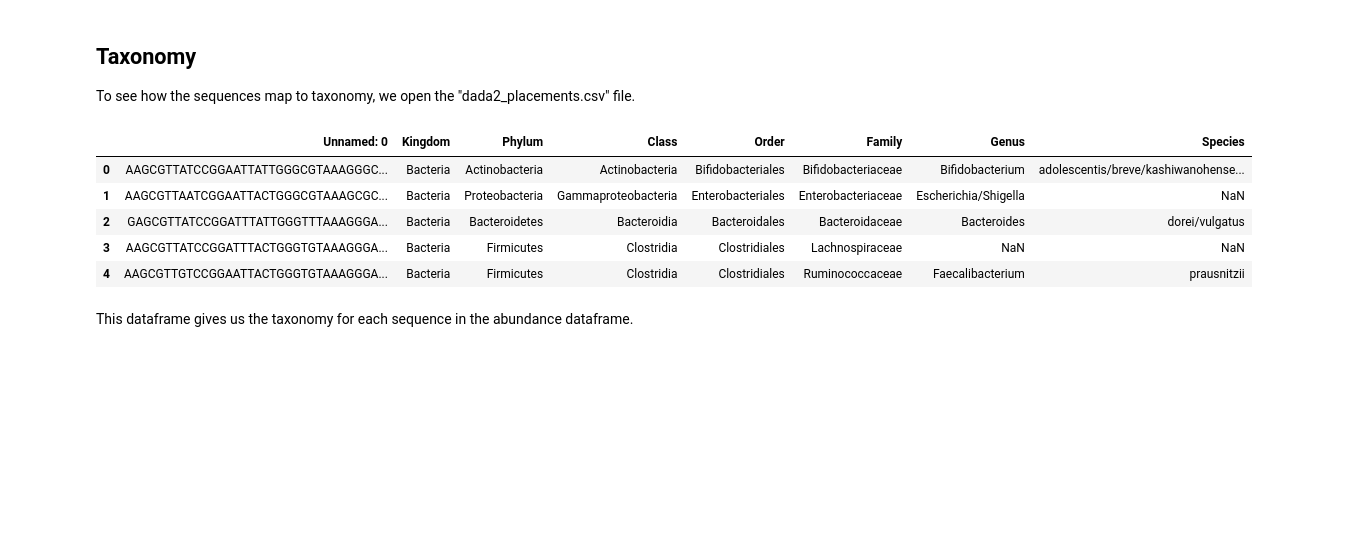
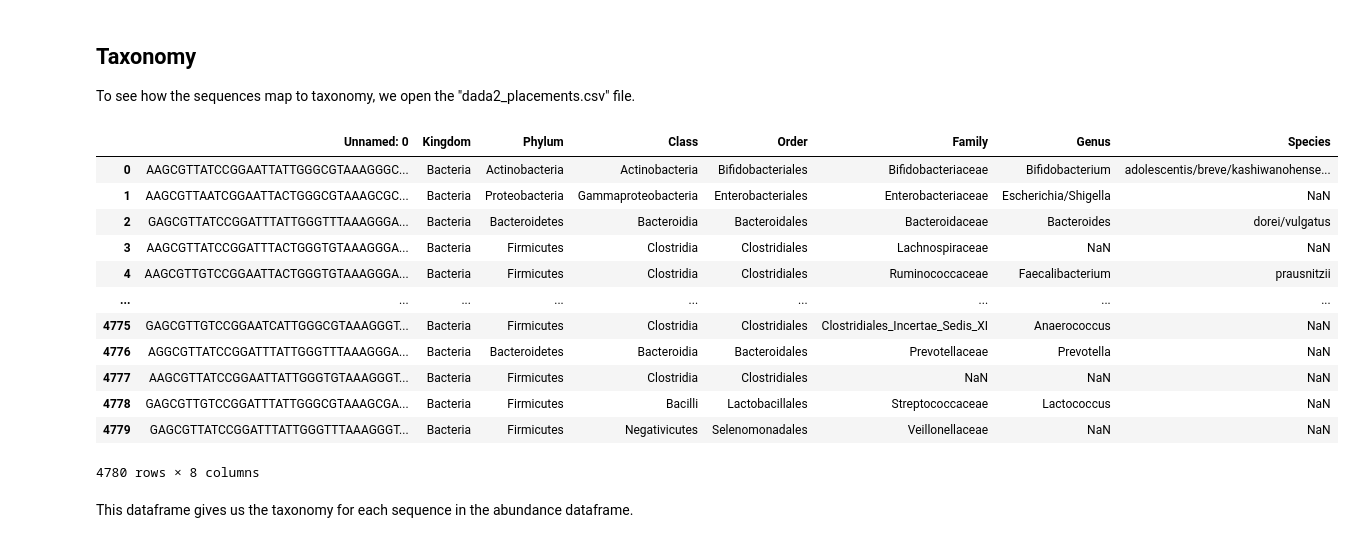
Before and after one commit to gerberlab/cs109b-microbiome, a Jupyter notebook: 2022/datasets/bokulich/bokulich_dataset_overview.ipynb, the cells around one changed output. Cells and saved outputs as stored; diff of their text form; code cells hidden in the pictures; blank space fills up the shorter version.

```diff
--- a/2022/datasets/bokulich/bokulich_dataset_overview.ipynb
+++ b/2022/datasets/bokulich/bokulich_dataset_overview.ipynb
@@ -42,14 +48,21 @@ To see how the sequences map to taxonomy, we open the "dada2_placements.csv" fil
 # %%
 dadaplace = pd.read_csv("dada2_placements.csv")
 # %%
-dadaplace.head()
+dadaplace
 # %% [output]
 |  | Unnamed: 0 | Kingdom | Phylum | Class | Order | Family | Genus | Species |
 | 0 | AAGCGTTATCCGGAATTATTGGGCGTAAAGGGC... | Bacteria | Actinobacteria | Actinobacteria | Bifidobacteriales | Bifidobacteriaceae | Bifidobacterium | adolescentis/breve/kashiwanohense... |
 | 1 | AAGCGTTAATCGGAATTACTGGGCGTAAAGCGC... | Bacteria | Proteobacteria | Gammaproteobacteria | Enterobacteriales | Enterobacteriaceae | Escherichia/Shigella | NaN |
 | 2 | GAGCGTTATCCGGATTTATTGGGTTTAAAGGGA... | Bacteria | Bacteroidetes | Bacteroidia | Bacteroidales | Bacteroidaceae | Bacteroides | dorei/vulgatus |
 | 3 | AAGCGTTATCCGGATTTACTGGGTGTAAAGGGA... | Bacteria | Firmicutes | Clostridia | Clostridiales | Lachnospiraceae | NaN | NaN |
 | 4 | AAGCGTTGTCCGGAATTACTGGGTGTAAAGGGA... | Bacteria | Firmicutes | Clostridia | Clostridiales | Ruminococcaceae | Faecalibacterium | prausnitzii |
+| ... | ... | ... | ... | ... | ... | ... | ... | ... |
+| 4775 | GAGCGTTGTCCGGAATCATTGGGCGTAAAGGGT... | Bacteria | Firmicutes | Clostridia | Clostridiales | Clostridiales_Incertae_Sedis_XI | Anaerococcus | NaN |
+| 4776 | AGGCGTTATCCGGATTTATTGGGTTTAAAGGGA... | Bacteria | Bacteroidetes | Bacteroidia | Bacteroidales | Prevotellaceae | Prevotella | NaN |
+| 4777 | AAGCGTTATCCGGAATTATTGGGTGTAAAGGGT... | Bacteria | Firmicutes | Clostridia | Clostridiales | NaN | NaN | NaN |
+| 4778 | GAGCGTTGTCCGGATTTATTGGGCGTAAAGCGA... | Bacteria | Firmicutes | Bacilli | Lactobacillales | Streptococcaceae | Lactococcus | NaN |
+| 4779 | GAGCGTTATCCGGATTTATTGGGTTTAAAGGGT... | Bacteria | Firmicutes | Negativicutes | Selenomonadales | Veillonellaceae | NaN | NaN |
+4780 rows × 8 columns
 # %% [markdown]
 This dataframe gives us the taxonomy for each sequence in the abundance dataframe.
 # %% [markdown]
```
Also changed, not shown: parts of 3 cells of this notebook, 5 other files.
